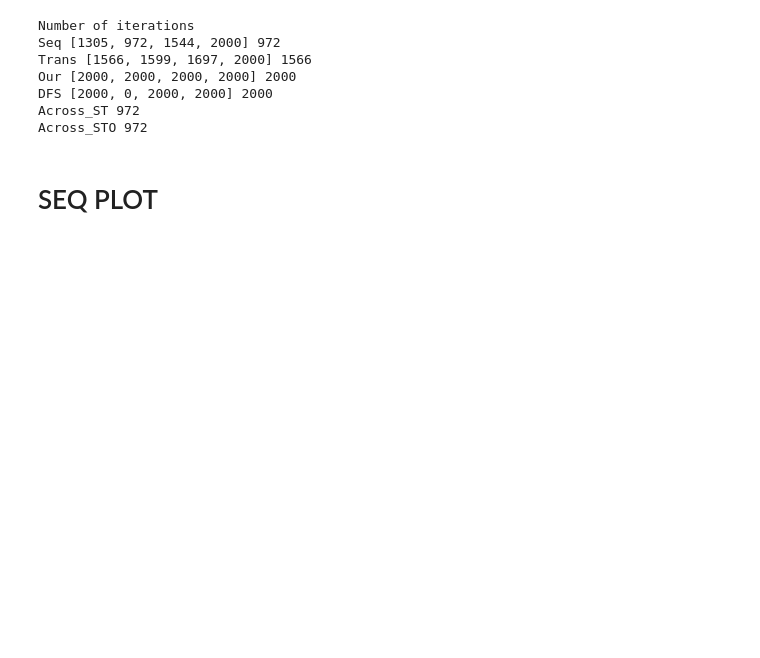
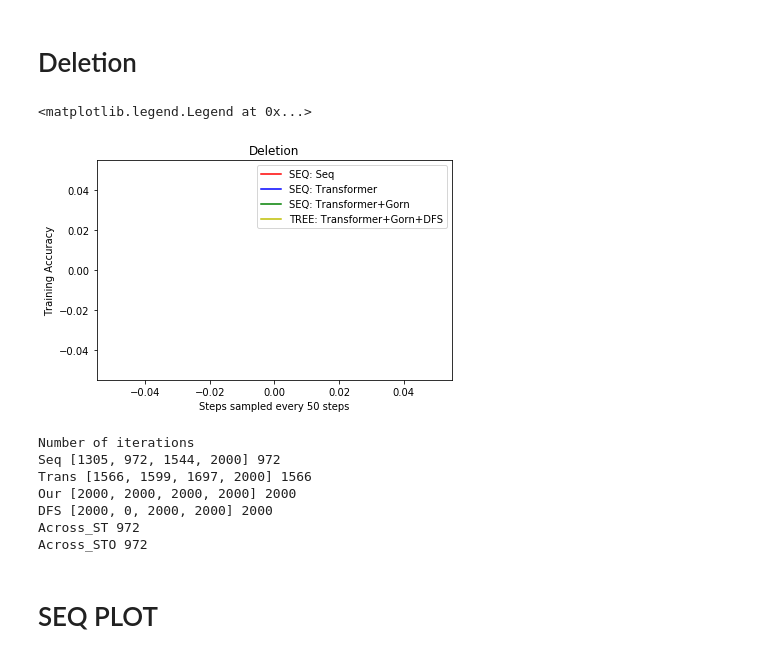
Before and after one commit to DishaJindal/OpenNMT-py, a Jupyter notebook: IntrinsicTasks/Analysis-Training.ipynb, the cells around one changed output. Drawn from its saved outputs; the diff is of its cells as text; code cells hidden in the pictures; blank space fills up the shorter version.

```diff
--- a/IntrinsicTasks/Analysis-Training.ipynb
+++ b/IntrinsicTasks/Analysis-Training.ipynb
@@ -28,3 +97,26 @@ def find_acc(filename):
+# %% [markdown]
+# Deletion
+# %%
+Task4_seq = find_acc("Task4_Seq/logs")
+Task4_trans = find_acc("Task4_Trans/logs_merged")
+Task4_our = find_acc("Task4_Our/logs_newcode")
+Task4_dfs = find_acc("Task4_DFS/logs_newcode")
+
+minAcross_S_T_O_D = np.min([len(Task4_seq), len(Task4_trans), len(Task4_our), len(Task4_dfs)])
+
+x = list(range(1, minAcross_S_T_O_D+1))
+plt.plot([50*i for i in x], Task4_seq[:minAcross_S_T_O_D],  'r-',label="SEQ: Seq")
+plt.plot([50*i for i in x], Task4_trans[:minAcross_S_T_O_D], 'b-',label="SEQ: Transformer")
+plt.plot([50*i for i in x], Task4_our[:minAcross_S_T_O_D], 'g-',label="SEQ: Transformer+Gorn")
+plt.plot([50*i for i in x], Task4_dfs[:minAcross_S_T_O_D], 'y-',label="TREE: Transformer+Gorn+DFS")
+plt.xlabel('Steps sampled every 50 steps')
+plt.ylabel('Training Accuracy')
+plt.title('Deletion')
+plt.tight_layout()
+plt.legend()
+# %% [output]
+<matplotlib.legend.Legend at 0x...>
+[figure, added]
 # %%
 Task1_seq = find_acc("Task1_Seq/logs")
 Task2_seq = find_acc("Task2_Seq/logs")
```
Also changed, not shown: parts of 6 cells of this notebook, 7 other files.
